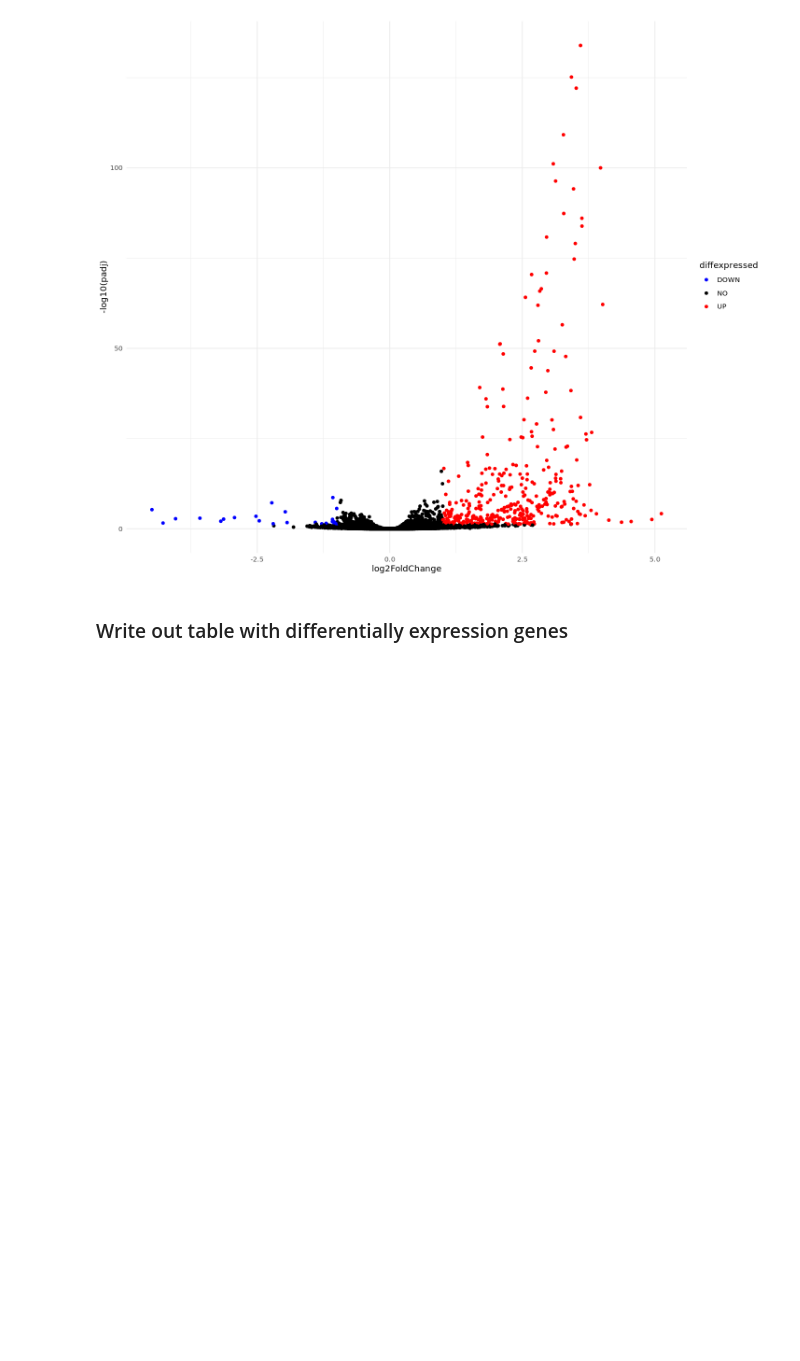
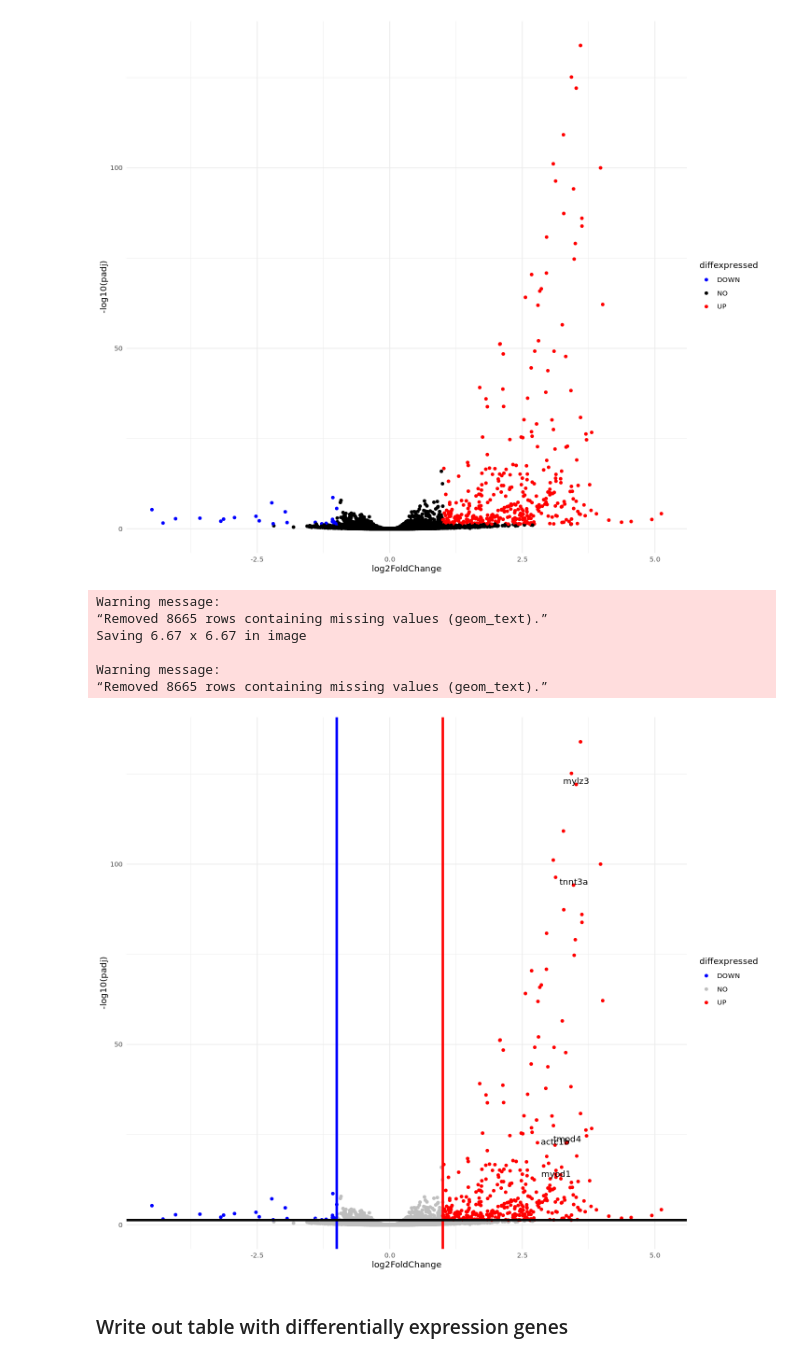
Before and after one commit to amcgarvey/zebrafish_bulk_RNAseq_pipeline, a Jupyter notebook: notebooks/DESeq2_trimmed_notebook_CELseq_bleb.ipynb, the cells around one changed output. Saved outputs shown, nothing was run; the diff lists cells and outputs as text; code cells hidden in the pictures; blank space fills up the shorter version.

```diff
--- a/notebooks/DESeq2_trimmed_notebook_CELseq_bleb.ipynb
+++ b/notebooks/DESeq2_trimmed_notebook_CELseq_bleb.ipynb
@@ -498,6 +502,36 @@ Warning message:
 “Removed 8633 rows containing missing values (geom_text).”
 Saving 6.67 x 6.67 in image
 [figure]
+# %%
+de$delabel <- NA
+de$symbol <- as.factor(de$symbol)
+# add a column of NAs
+de$diffexpressed <- "NO"
+# if log2Foldchange > 0.6 and pvalue < 0.05, set as "UP"
+de$diffexpressed[de$log2FoldChange > 1 & de$padj < 0.05] <- "UP"
+# if log2Foldchange < -1 and pvalue < 0.05, set as "DOWN"
+de$diffexpressed[de$log2FoldChange < -1 & de$padj < 0.05] <- "DOWN"
+#de$diffexpressed[de$log2FoldChange > 1 & de$padj < 0.05] <- "UP"
+#de$delabel[de$log2FoldChange > 5 | -log10(de$padj) > 40] <-"UP"
+de$delabel[de$symbol %in% c("csrp3","actc1b","tmod4", "myod1", "tnnt3a", "mylz3")] <- as.character(de$symbol[de$symbol %in% c("csrp3","actc1b","tmod4", "myod1", "tnnt3a", "mylz3")])
+plot2<-ggplot(data=de, aes(x=log2FoldChange, y=-log10(padj), col=diffexpressed, label=delabel)) +
+    geom_point() +
+    theme_minimal()+
+scale_color_manual(values=c("blue", "grey", "red"))+
+geom_vline(xintercept = -1, color = "blue", size=1.5)+
+geom_vline(xintercept = 1, color = "red", size=1.5)+
+geom_hline(yintercept = -log10(0.05), color = "gray2", size=1.5)+
+    geom_text(vjust = 0, nudge_y = 0.1, color="black")
+plot2
+ggsave(filename = "macrogen_and_celseq_analysisv2_200824/deseq2_CELseq_bleb/celseq_annelayout_volcanoallDEFC1padj0.05_blebb_dmso.pdf", plot=plot2)
+# %% [output]
+Warning message:
+“Removed 8665 rows containing missing values (geom_text).”
+Saving 6.67 x 6.67 in image
+
+Warning message:
+“Removed 8665 rows containing missing values (geom_text).”
+[figure, added]
 # %% [markdown]
 ### Write out table with differentially expression genes
 # %%
```
Also changed, not shown: parts of 3 cells of this notebook, 6 other files.
